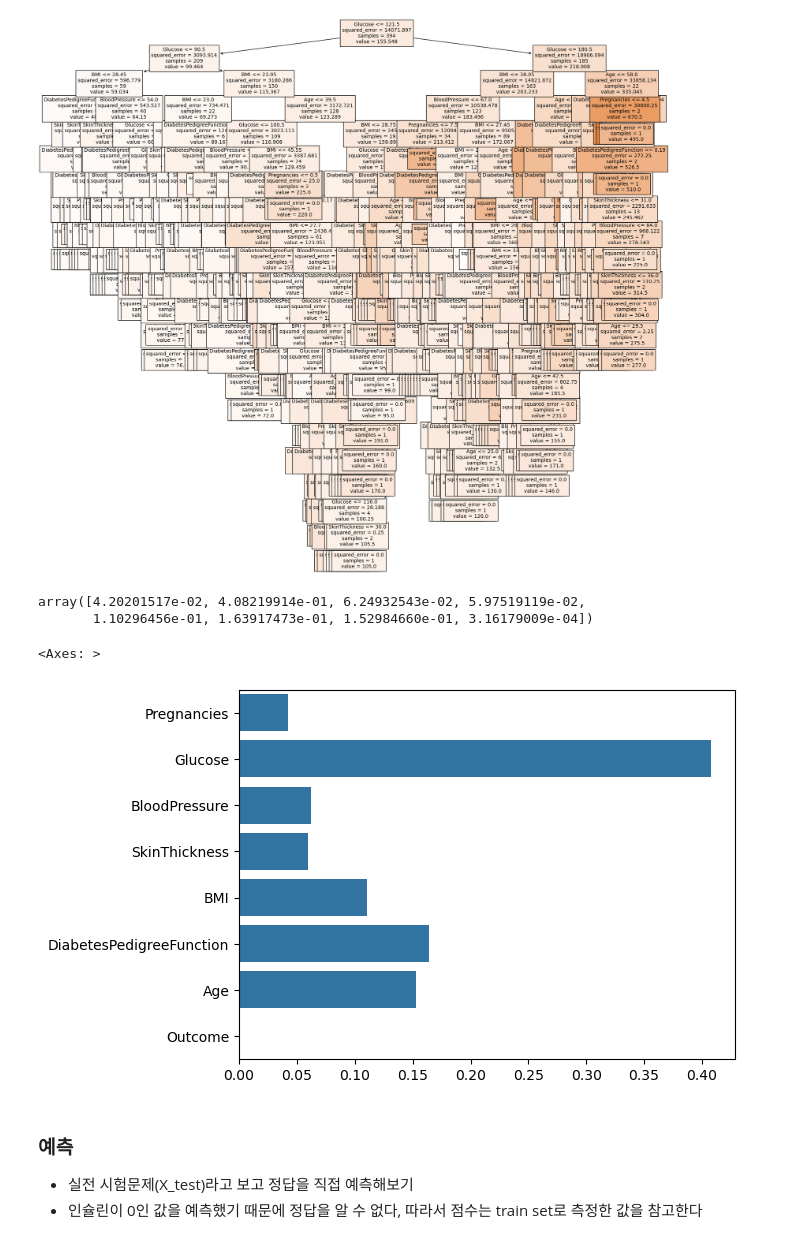
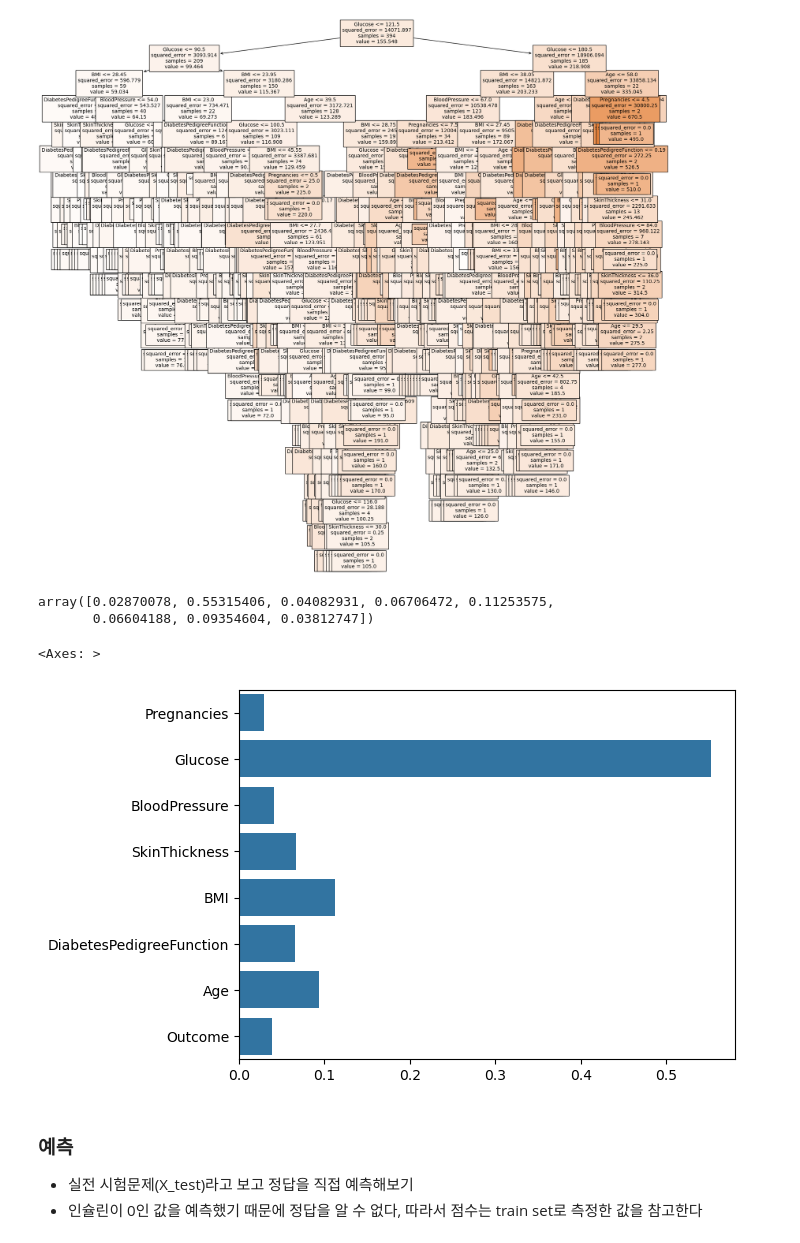
Before and after one commit to TAYKang1008/BAF-17-FRESH-Edu, a Jupyter notebook: 회귀모델_만들기_정리.ipynb, the cells around one changed output. Saved outputs shown, nothing was run; the diff lists cells and outputs as text; code cells hidden in the pictures.

```diff
--- a/회귀모델_만들기_정리.ipynb
+++ b/회귀모델_만들기_정리.ipynb
@@ -125,0 +166,35 @@ DecisionTreeRegressor(random_state=42)
+# %%
+from sklearn.model_selection import RandomizedSearchCV
+
+#주요 매개변수
+#estimator : 모델 객체 지정
+#param_distributions : 하이퍼파라미터 목록을 dictionary 로 전달
+#n_iter : 파라미터 검색 횟수
+#scoring : 평가 지표
+#cv : 교차검증 시 fold 개수
+#n_jobs : 사용할 CPU 코어 개수 (1: 기본값, -1: 모든 코어 다 사용)
+
+results = []
+for estimator in estimators:
+    result = []
+
+    max_depth = np.random.randint(5, 30, 10)
+    max_features = np.random.uniform(0.3, 1.0, 10)
+
+    param_distributions ={ "max_depth": max_depth, "max_features": max_features }
+    regressor = RandomizedSearchCV(estimator,
+                                   param_distributions,
+                                   n_iter=10,
+                                   scoring=None,
+                                   n_jobs=None,
+                                   cv=5,
+                                   verbose=2,
+                                   random_state=42)
+    regressor.fit(X_train, y_train)
+
+    result.append(estimator.__class__.__name__)
+    result.append(regressor.best_params_)
+    result.append(regressor.best_estimator_)
+    result.append(regressor.best_score_)
+    result.append(regressor.cv_results_)
+    results.append(result)
@@ -125,0 +219,4 @@ DecisionTreeRegressor(random_state=42)
+# %%
+df_cv = pd.DataFrame(results)
+df_cv.columns = ["model","params","estimator","score","cv_result"]
+df_cv
@@ -125,0 +228,3 @@ DecisionTreeRegressor(random_state=42)
+# %%
+best_estimator = df_cv.loc[1, "estimator"]
+best_estimator
@@ -227,17 +376,17 @@ tree= plot_tree(model, feature_names= feature_names, filled= True, fontsize= 10)
 # %%
 # 피처의 중요도를 추출하기
 
-model.feature_importances_
+best_estimator.feature_importances_
 # %% [output]
-array([4.20201517e-02, 4.08219914e-01, 6.24932543e-02, 5.97519119e-02,
-       1.10296456e-01, 1.63917473e-01, 1.52984660e-01, 3.16179009e-04])
+array([0.02870078, 0.55315406, 0.04082931, 0.06706472, 0.11253575,
+       0.06604188, 0.09354604, 0.03812747])
 # %%
 # 피처의 중요도 시각화하기
 
-sns.barplot(x=model.feature_importances_, y=feature_names)
+sns.barplot(x=best_estimator.feature_importances_, y=feature_names)
 # %% [output]
 <Axes: >
-[figure, old version]
+[figure, new version]
 # %% [markdown]
 ### 예측
 
```
Also changed, not shown: parts of 35 cells of this notebook.
